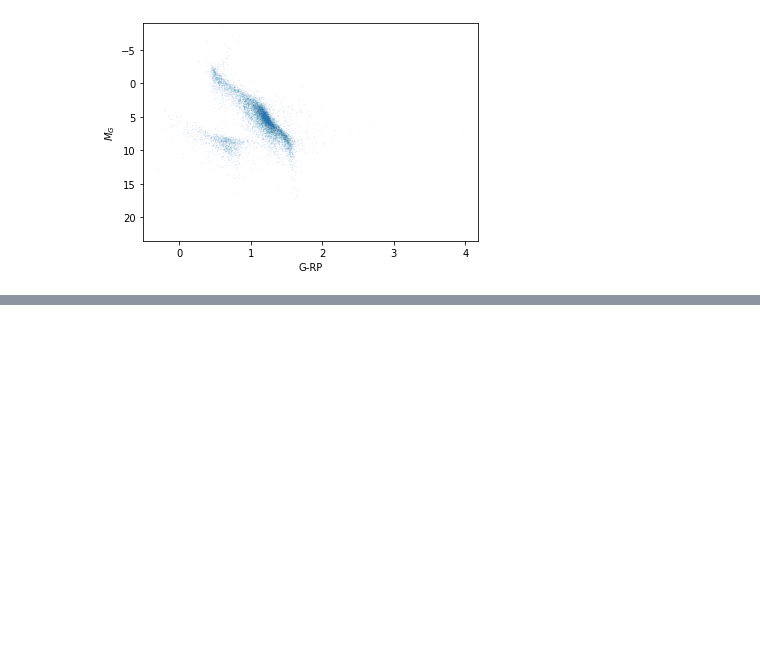
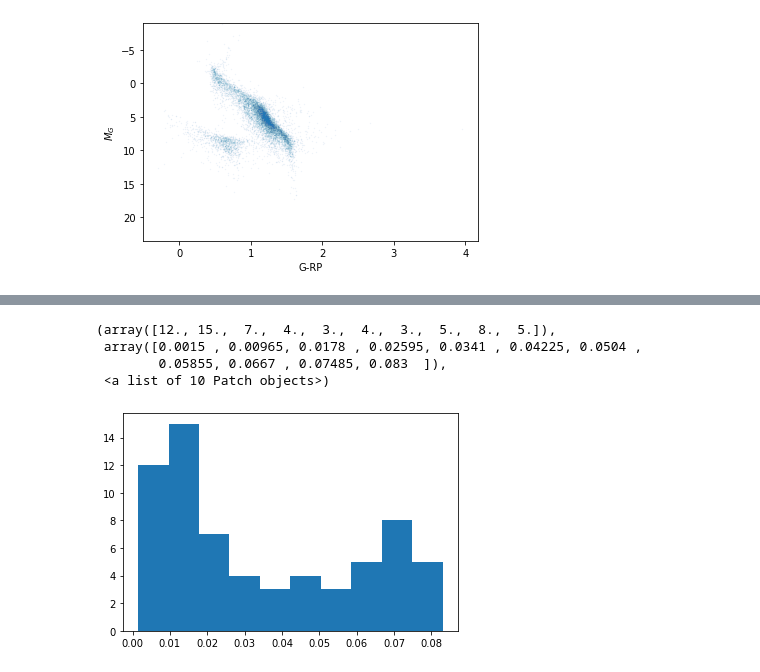
Before and after one commit to dhilligo/BDwarfLumFunction, a Jupyter notebook: GCNS Table Analysis.ipynb, the cells around one changed output, grey strips where cells are left out. Drawn from its saved outputs; the diff is of its cells as text; code cells hidden in the pictures; blank space fills up the shorter version.

```diff
--- a/GCNS Table Analysis.ipynb
+++ b/GCNS Table Analysis.ipynb
@@ -514,0 +585,3 @@ Text(0, 0.5, '$M_G$')
+# %%
+metal_poor_model=pd.read_csv('/Users/dylanhilligoss/metal_poor_model.csv',dtype='float64')
+solar_metallicity_model=pd.read_csv('/Users/dylanhilligoss/solar_metallicity_model.csv',dtype='float64')
@@ -514,0 +604,8 @@ Text(0, 0.5, '$M_G$')
+# %%
+plt.hist(metal_poor_model['M/Msun'])
+# %% [output]
+(array([12., 15.,  7.,  4.,  3.,  4.,  3.,  5.,  8.,  5.]),
+ array([0.0015 , 0.00965, 0.0178 , 0.02595, 0.0341 , 0.04225, 0.0504 ,
+        0.05855, 0.0667 , 0.07485, 0.083  ]),
+ <a list of 10 Patch objects>)
+[figure, added]
```
Also changed, not shown: parts of 27 cells of this notebook.
